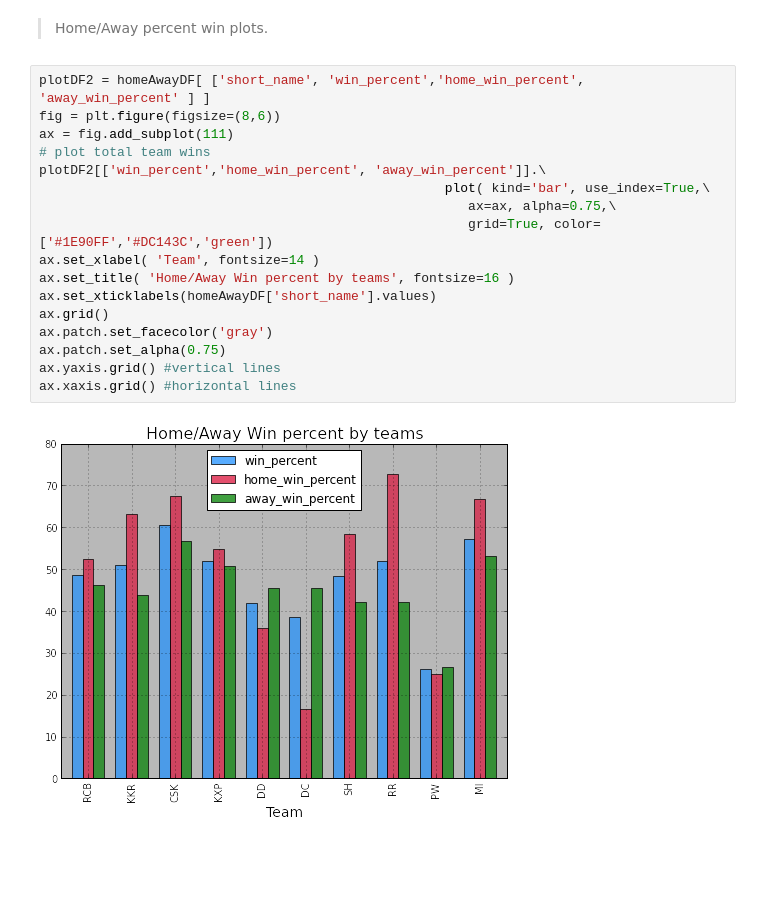
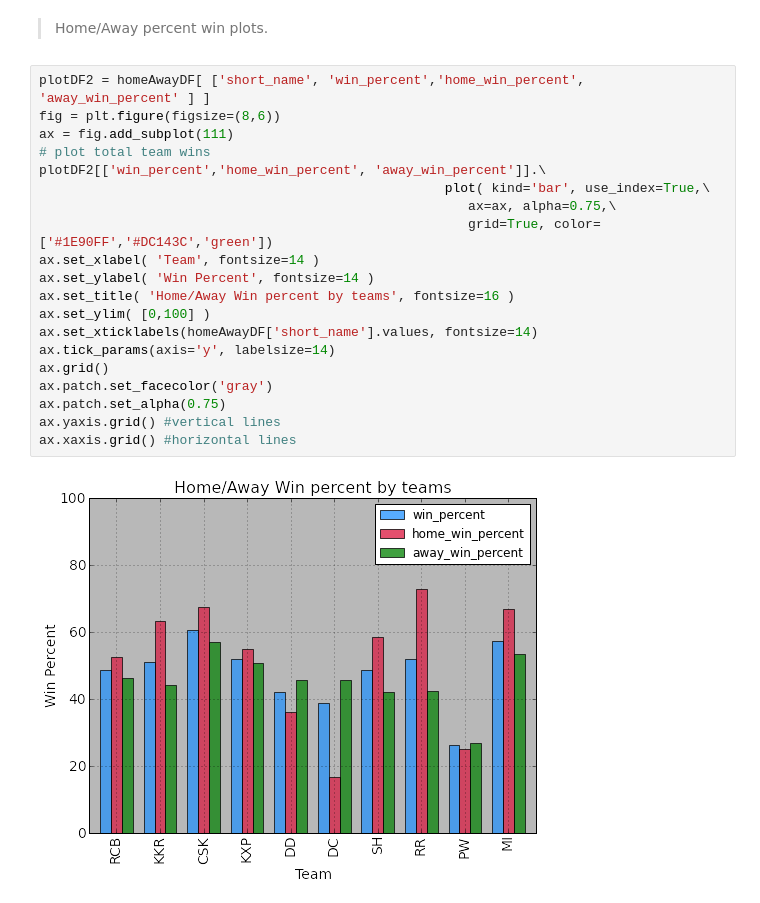
Before and after one commit to bharatreddy/collections, a Jupyter notebook: Team-Analysis.ipynb, the cells around one changed output. Drawn from its saved outputs; the diff is of its cells as text; blank space fills up the shorter version.

Commit message:
axis font change plot

```diff
--- a/Team-Analysis.ipynb
+++ b/Team-Analysis.ipynb
@@ -252,19 +253,22 @@ print "--------------- Home/Away team wins ------------------"
 # %%
 plotDF2 = homeAwayDF[ ['short_name', 'win_percent','home_win_percent', 'away_win_percent' ] ]
 fig = plt.figure(figsize=(8,6))
 ax = fig.add_subplot(111)
 # plot total team wins
 plotDF2[['win_percent','home_win_percent', 'away_win_percent']].\
                                                     plot( kind='bar', use_index=True,\
                                                        ax=ax, alpha=0.75,\
                                                        grid=True, color=['#1E90FF','#DC143C','green'])
 ax.set_xlabel( 'Team', fontsize=14 )
+ax.set_ylabel( 'Win Percent', fontsize=14 )
 ax.set_title( 'Home/Away Win percent by teams', fontsize=16 )
-ax.set_xticklabels(homeAwayDF['short_name'].values)
+ax.set_ylim( [0,100] )
+ax.set_xticklabels(homeAwayDF['short_name'].values, fontsize=14)
+ax.tick_params(axis='y', labelsize=14)
 ax.grid()
 ax.patch.set_facecolor('gray')
 ax.patch.set_alpha(0.75)
 ax.yaxis.grid() #vertical lines
 ax.xaxis.grid() #horizontal lines
 # %% [output]
-[figure, old version]
+[figure, new version]
```
Also changed, not shown: parts of 1 cell of this notebook.
